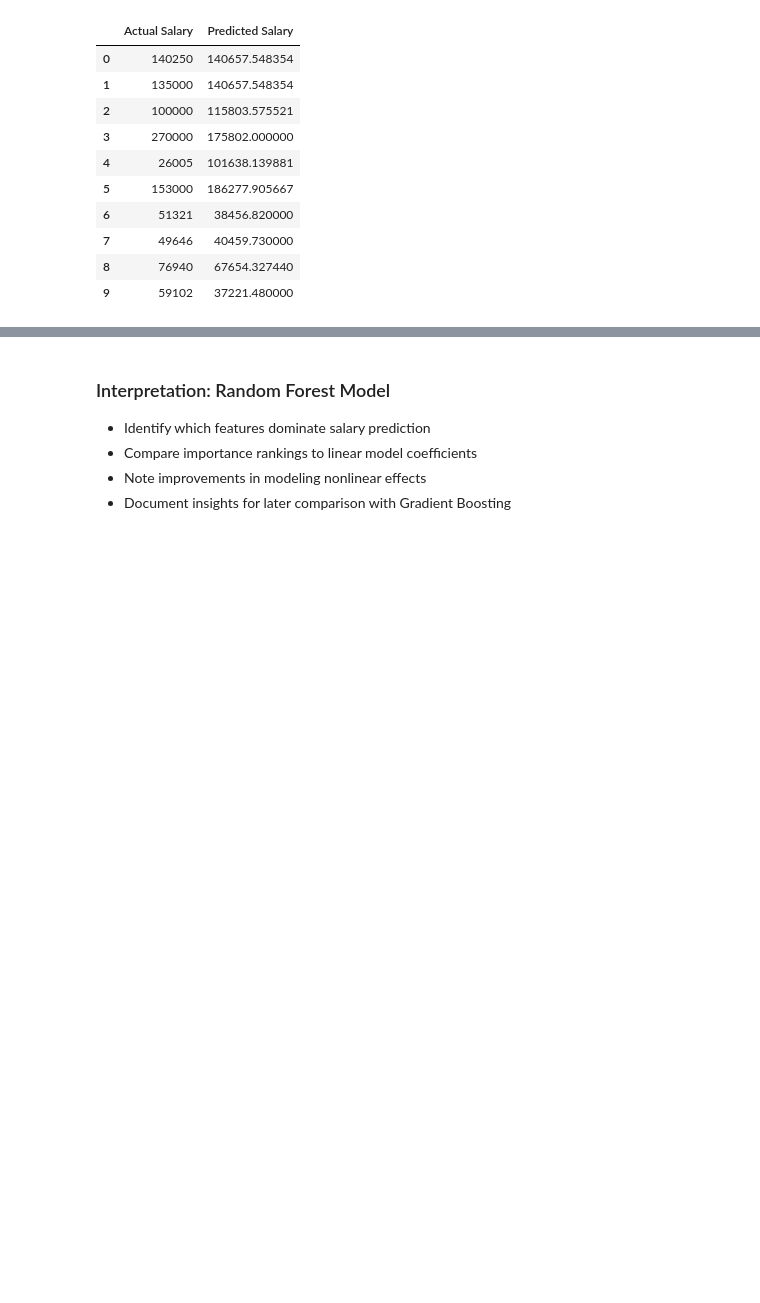
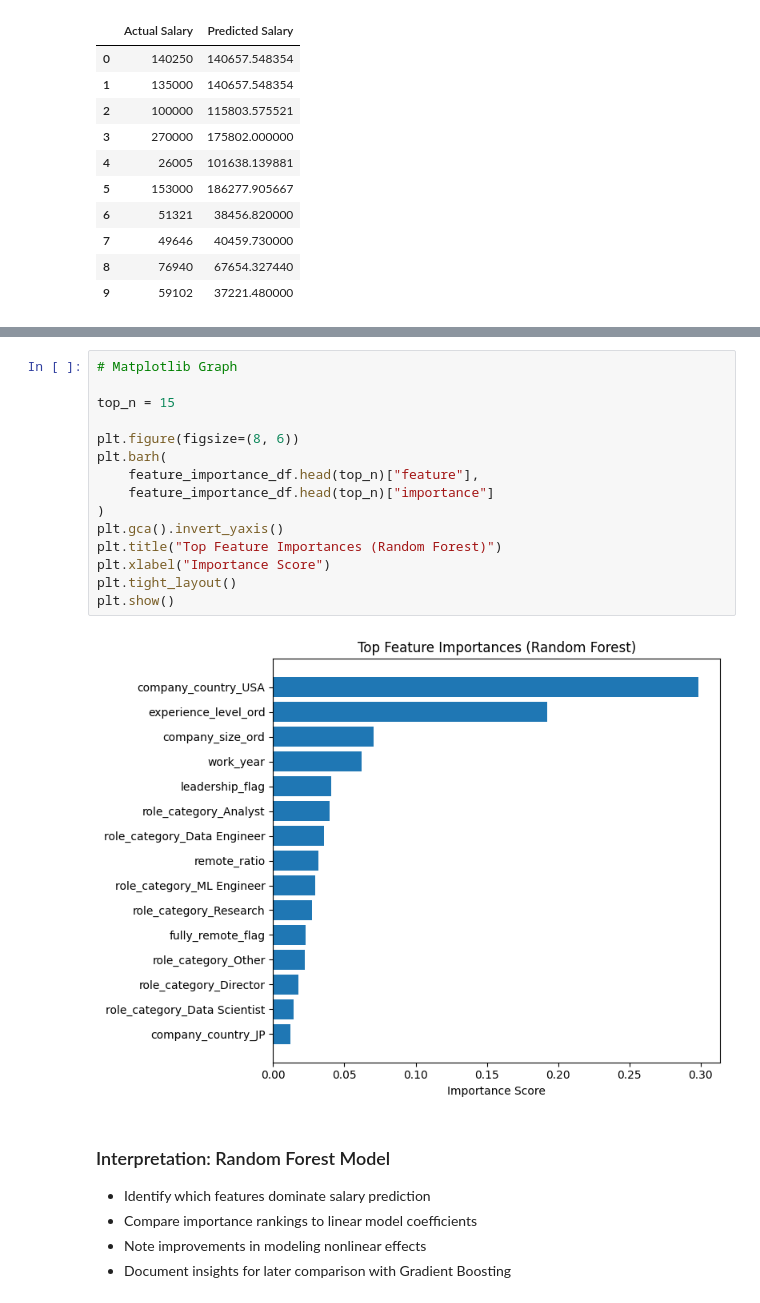
Before and after one commit to DevAnnafi/AI-Job-Market-Analyzer, a Jupyter notebook: notebooks/04_model_training.ipynb, the cells around one changed output, grey strips where cells are left out. Cells and saved outputs as stored; diff of their text form; blank space fills up the shorter version.

Commit message:
Complete Section 6: Random Forest upgrade and model comparison

```diff
--- a/notebooks/04_model_training.ipynb
+++ b/notebooks/04_model_training.ipynb
@@ -380,3 +429,20 @@ pd.DataFrame({
+# %%
+# Matplotlib Graph
+
+top_n = 15
+
+plt.figure(figsize=(8, 6))
+plt.barh(
+    feature_importance_df.head(top_n)["feature"],
+    feature_importance_df.head(top_n)["importance"]
+)
+plt.gca().invert_yaxis()
+plt.title("Top Feature Importances (Random Forest)")
+plt.xlabel("Importance Score")
+plt.tight_layout()
+plt.show()
+# %% [output]
+[figure, added]
 # %% [markdown]
 ### Interpretation: Random Forest Model
 
```
Also changed, not shown: parts of 1 cell of this notebook.
